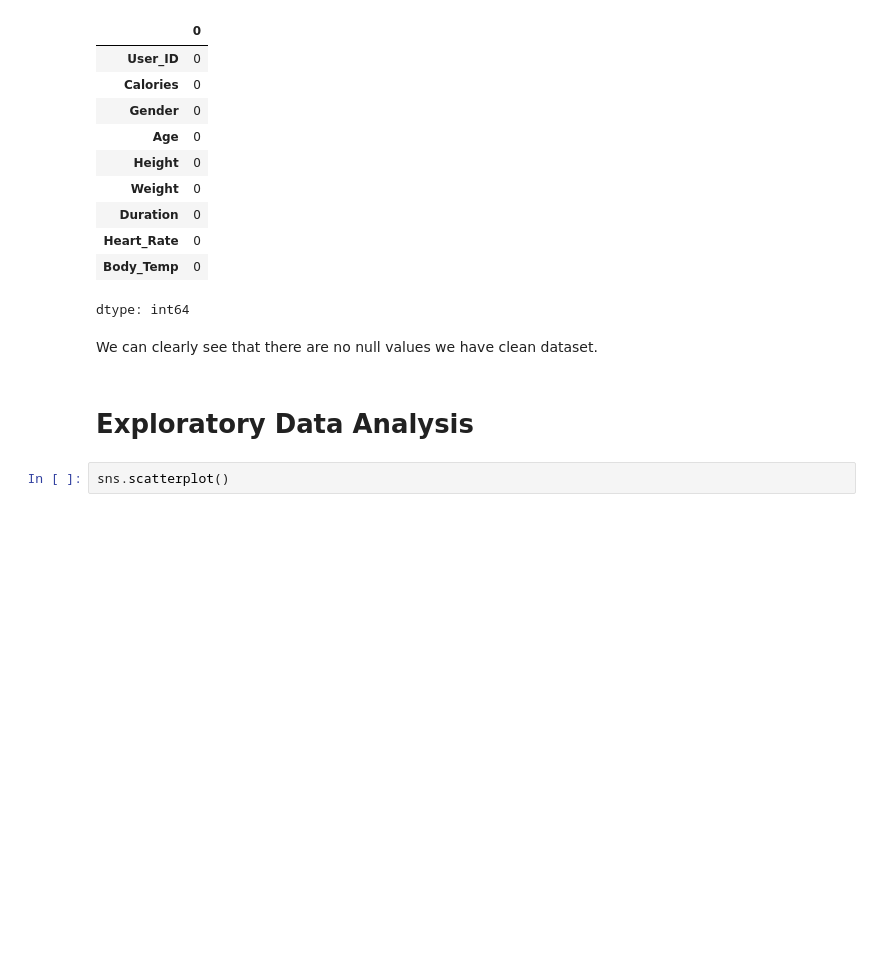
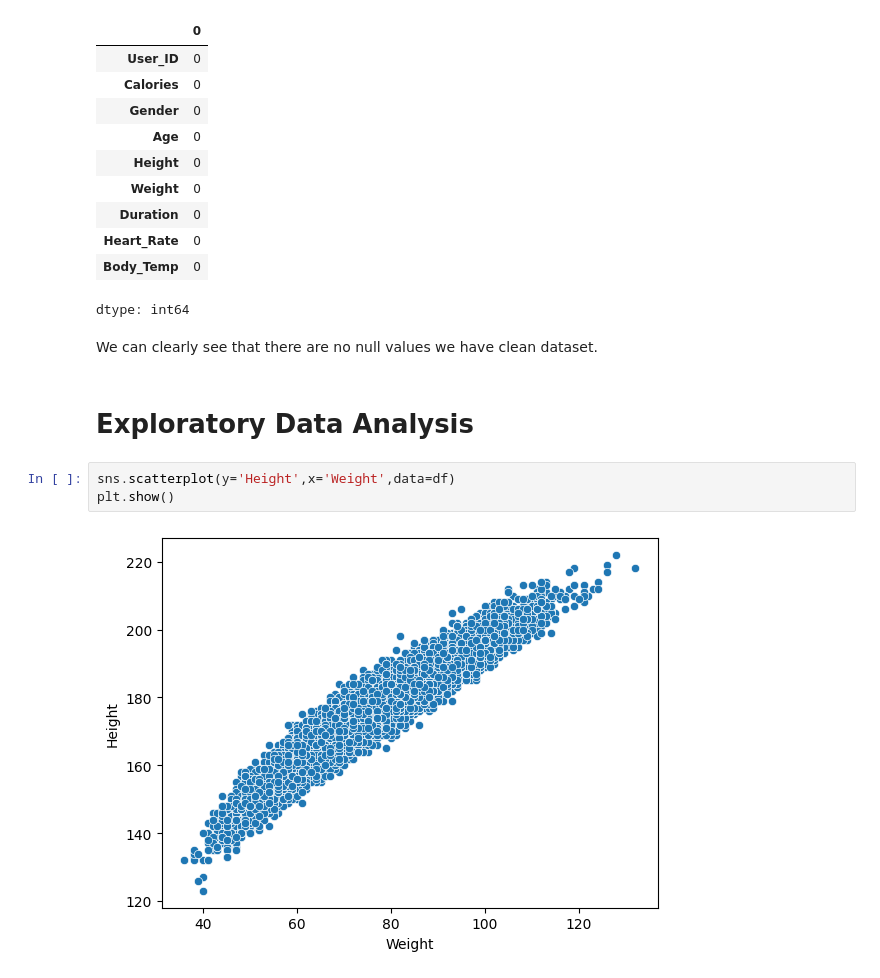
Before and after one commit to AshuuMishra/Calorie_Burnt_Prediction, a Jupyter notebook: Calories_Burnt_prediction.ipynb, the cells around one changed output. Saved outputs shown, nothing was run; the diff lists cells and outputs as text; blank space fills up the shorter version.

```diff
--- a/Calories_Burnt_prediction.ipynb
+++ b/Calories_Burnt_prediction.ipynb
@@ -119,5 +119,8 @@ dtype: int64
 We can clearly see that there are no null values we have clean dataset.
 # %% [markdown]
 # **Exploratory Data Analysis**
-# %%
-sns.scatterplot()
+# %%
+sns.scatterplot(y='Height',x='Weight',data=df)
+plt.show()
+# %% [output]
+[figure, added]
```
Also changed, not shown: parts of 9 cells of this notebook.
